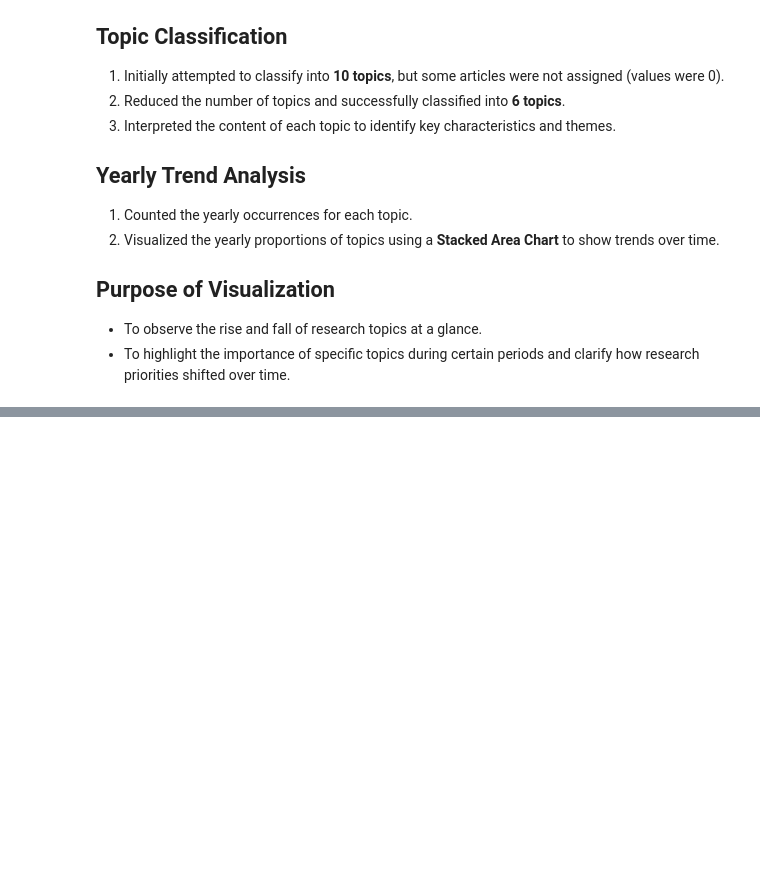
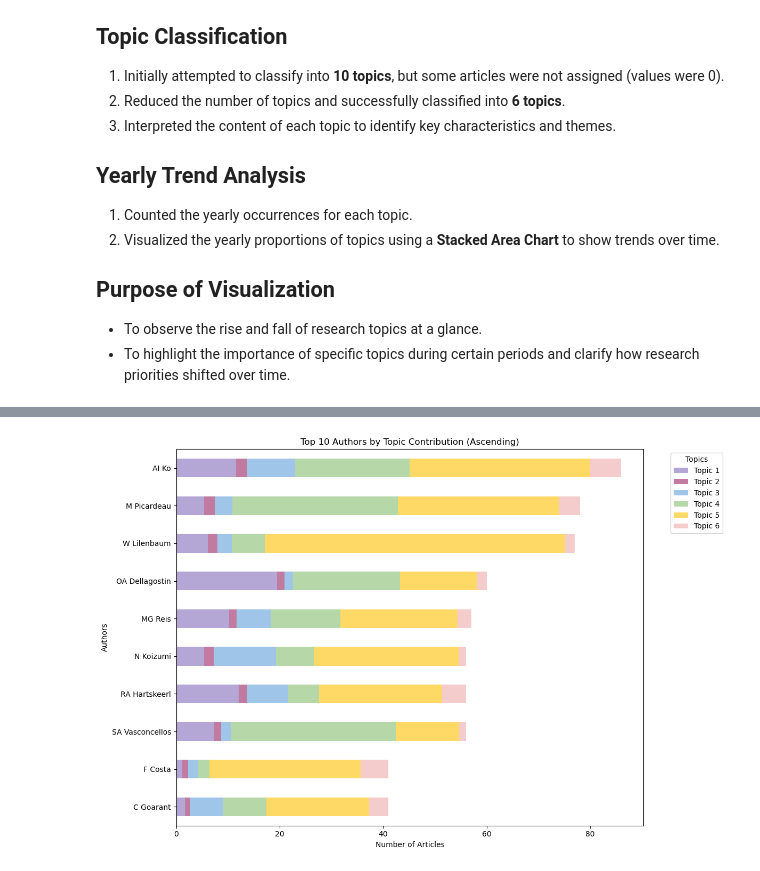
Before and after one commit to DataScienceGroup3/Group3_Leptospirosis, a Jupyter notebook: src/Topic_Destribution_Overtime.ipynb, the cells around one changed output, grey strips where cells are left out. Saved outputs shown, nothing was run; the diff lists cells and outputs as text; code cells hidden in the pictures; blank space fills up the shorter version.

Commit message:
Modified top 10 authors

```diff
--- a/src/Topic_Destribution_Overtime.ipynb
+++ b/src/Topic_Destribution_Overtime.ipynb
@@ -49,14 +49,14 @@ paper_counts_df = pd.read_csv('../data/paper_counts.csv')
 # %%
 # Drop rows with missing values in specific columns
 # Remove rows with missing values in the articles DataFrame
-articles_df_cleaned = articles_df.dropna()
-authors_df_cleaned = authors_df.dropna()
-paper_counts_df_cleaned = paper_counts_df.dropna()
+# articles_df_cleaned = articles_df.dropna()
+# authors_df_cleaned = authors_df.dropna()
+# paper_counts_df_cleaned = paper_counts_df.dropna()
 
 # Drop duplicate rows
-articles_df.drop_duplicates(inplace=True)
-authors_df.drop_duplicates(inplace=True)
-paper_counts_df.drop_duplicates(inplace=True)
+# articles_df.drop_duplicates(inplace=True)
+# authors_df.drop_duplicates(inplace=True)
+# paper_counts_df.drop_duplicates(inplace=True)
 
 # # Check if there are any missing values left
 # print(articles_df.isnull().sum())
@@ -462,0 +264,65 @@ plt.show()
+# %%
+import pandas as pd
+import matplotlib.pyplot as plt
+
+# Step 1: Ensure 'PMID' column is string type in both DataFrames
+authors_df['PMID'] = authors_df['PMID'].astype(str)
+articles_df['PMID'] = articles_df['PMID'].astype(str)
+
+# Step 2: Create a full name for each author
+authors_df['FullName'] = authors_df['AuthorInitials'].fillna('') + ' ' + authors_df['AuthorLastname'].fillna('')
+authors_df['FullName'] = authors_df['FullName'].str.strip()  # Remove extra spaces
+
+# Step 3: Get total articles count per author
+article_counts_per_author = articles_df.groupby('PMID')['Year'].count().reset_index()
+article_counts_per_author.columns = ['PMID', 'ArticleCount']
+
+# Merge this back to authors_df to get the total article count per author
+author_article_counts = authors_df.merge(article_counts_per_author, on='PMID')
+
+# Step 4: Find top 10 authors by article count
+top_10_authors = author_article_counts.groupby('FullName')['ArticleCount'].sum().sort_values(ascending=False).head(10)
+
+# Step 5: Get articles for each of the top 10 authors
+top_10_articles = articles_df[articles_df['PMID'].isin(author_article_counts[author_article_counts['FullName'].isin(top_10_authors.index)]['PMID'])]
+
+# Step 6: Get the topic distribution for each article
+# Here, ensure topic distribution is correctly indexed
+top_10_articles['TopicDistribution'] = [topic_distribution[articles_df[articles_df['PMID'] == pmid].index[0]] for pmid in top_10_articles['PMID']]
+
+# Step 7: Initialize a dictionary for counting topics per author
+author_topic_counts = {author: {f'Topic {i+1}': 0 for i in range(lda.n_components)} for author in top_10_authors.index}
+
+# Step 8: Loop through each article and count the topics for each author
+for index, article in top_10_articles.iterrows():
+    pmid = article['PMID']
+    authors = authors_df[authors_df['PMID'] == pmid]['FullName'].values
+    topic_dist = article['TopicDistribution']
+
+    # Increment the topic count for each author based on the topic distribution
+    for author in authors:
+        if author in author_topic_counts:
+            for topic_idx in range(lda.n_components):
+                # Add topic contribution to the author
+                author_topic_counts[author][f'Topic {topic_idx+1}'] += topic_dist[topic_idx]
+
+# Step 9: Convert the dictionary to a DataFrame for later use
+author_topic_df = pd.DataFrame.from_dict(author_topic_counts, orient='index')
+
+# Step 10: Sort the DataFrame in ascending order by total article count (across all topics)
+author_topic_df['Total'] = author_topic_df.sum(axis=1)
+author_topic_df = author_topic_df.sort_values(by='Total', ascending=True)  # Sort in ascending order
+
+# Step 11: Plot the data (stacked bar chart)
+author_topic_df.drop(columns='Total').plot(kind='barh', stacked=True, figsize=(12, 8), color=color_sequence[:lda.n_components])
+plt.title('Top 10 Authors by Topic Contribution (Ascending)')
+plt.xlabel('Number of Articles')
+plt.ylabel('Authors')
+plt.legend(title='Topics', bbox_to_anchor=(1.05, 1), loc='upper left')
+plt.tight_layout()
+plt.show()
+
+# Step 12: Display the top 10 authors by total article count
+print("Top 10 Authors by Total Articles (Ascending):")
+print(author_topic_df)
+# %% [output]
@@ -462,0 +333 @@ plt.show()
+[figure, added]
```
Also changed, not shown: parts of 8 cells of this notebook.
